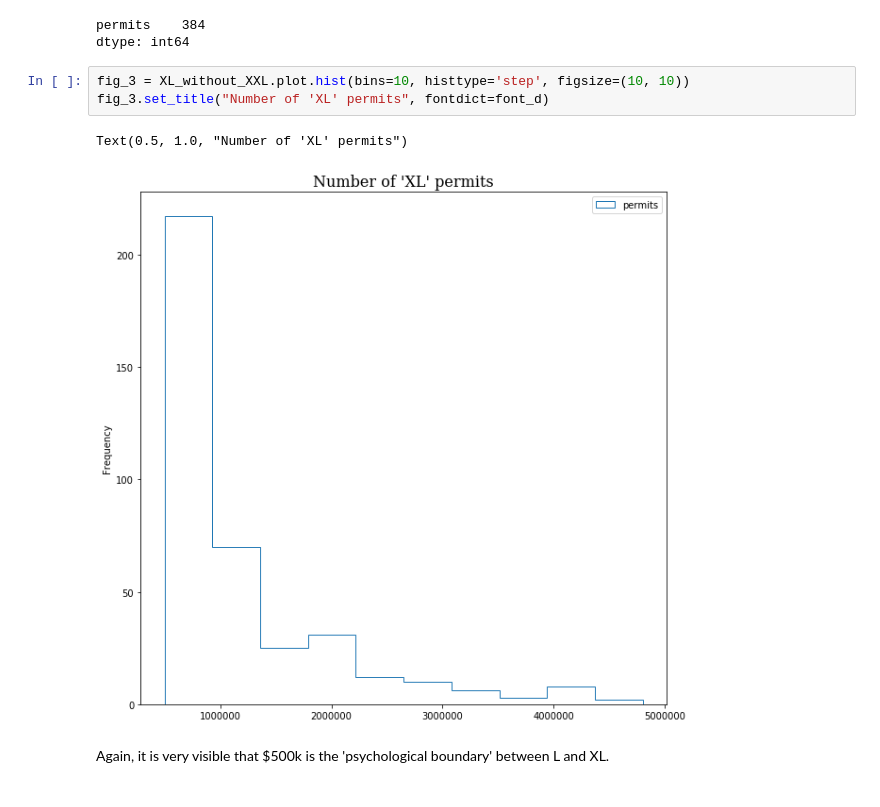
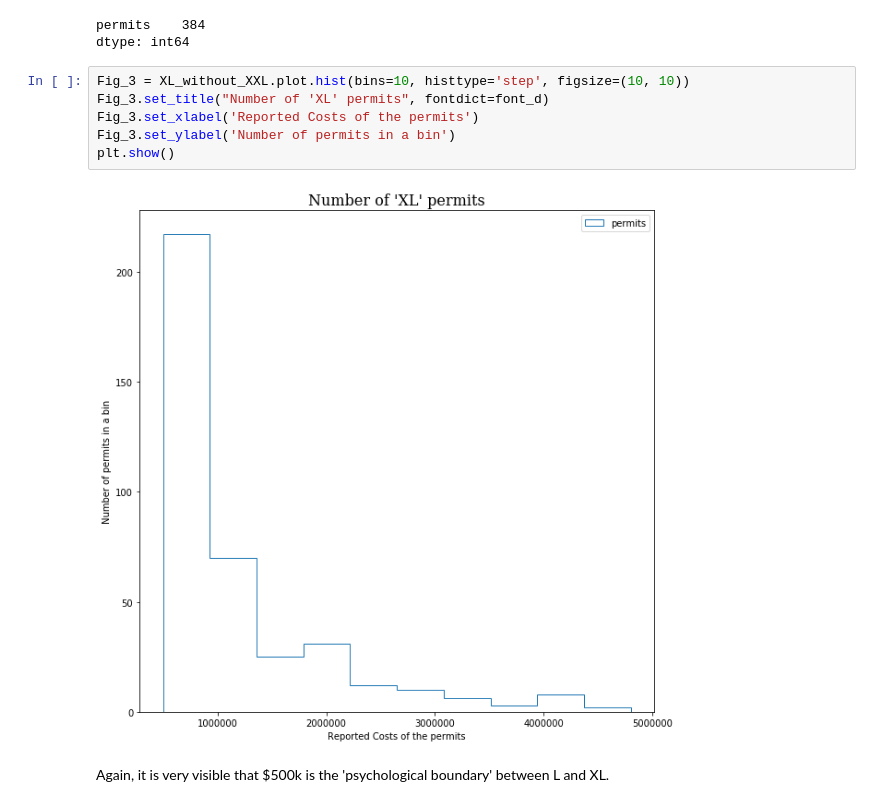
Before and after one commit to alxfed/permit-data-analysis, a Jupyter notebook: nc_data_distribution.ipynb, the cells around one changed output. Saved outputs shown, nothing was run; the diff lists cells and outputs as text.

```diff
--- a/nc_data_distribution.ipynb
+++ b/nc_data_distribution.ipynb
@@ -73,11 +77,13 @@ XL_without_XXL.count()
 permits    384
 dtype: int64
 # %%
-fig_3 = XL_without_XXL.plot.hist(bins=10, histtype='step', figsize=(10, 10))
-fig_3.set_title("Number of 'XL' permits", fontdict=font_d)
+Fig_3 = XL_without_XXL.plot.hist(bins=10, histtype='step', figsize=(10, 10))
+Fig_3.set_title("Number of 'XL' permits", fontdict=font_d)
+Fig_3.set_xlabel('Reported Costs of the permits')
+Fig_3.set_ylabel('Number of permits in a bin')
+plt.show()
 # %% [output]
-Text(0.5, 1.0, "Number of 'XL' permits")
-[figure, old version]
+[figure, new version]
 # %% [markdown]
 Again, it is very visible that $500k is the 'psychological boundary' between L and XL.
 # %%
```
Also changed, not shown: parts of 3 cells of this notebook.
